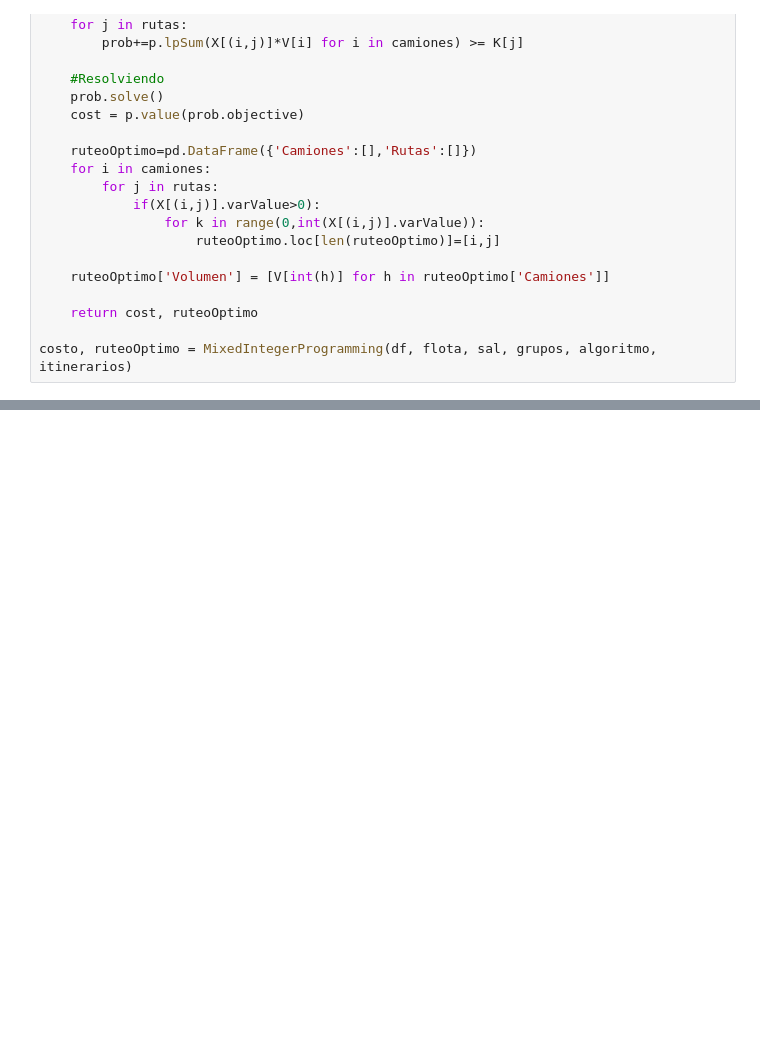
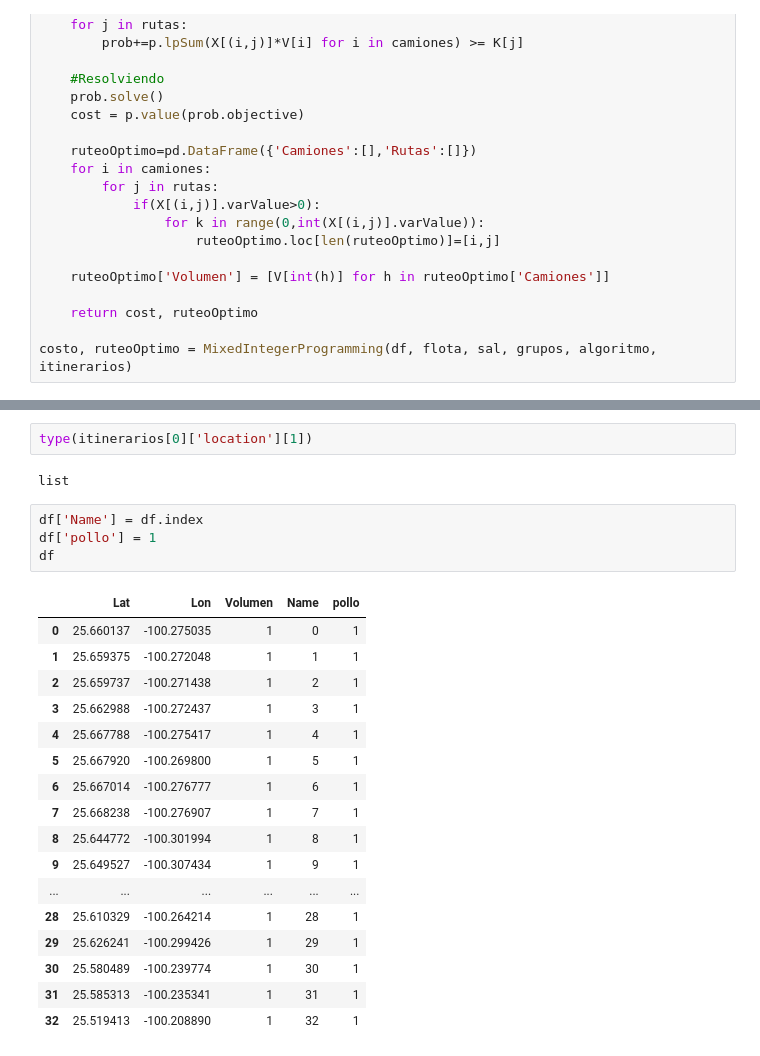
Before and after one commit to LaloHGz/CarpoolingRouteOptimizer, a Jupyter notebook: pruebasPL.ipynb, the cells around one changed output, grey strips where cells are left out. Drawn from its saved outputs; the diff is of its cells as text; blank space fills up the shorter version.

```diff
--- a/pruebasPL.ipynb
+++ b/pruebasPL.ipynb
@@ -393,0 +356,26 @@ flota
+# %%
+type(itinerarios[0]['location'][1])
+# %% [output]
+list
+# %%
+df['Name'] = df.index
+df['pollo'] = 1
+df
+# %% [output]
+|  | Lat | Lon | Volumen | Name | pollo |
+| 0 | 25.660137 | -100.275035 | 1 | 0 | 1 |
+| 1 | 25.659375 | -100.272048 | 1 | 1 | 1 |
+| 2 | 25.659737 | -100.271438 | 1 | 2 | 1 |
+| 3 | 25.662988 | -100.272437 | 1 | 3 | 1 |
+| 4 | 25.667788 | -100.275417 | 1 | 4 | 1 |
+| 5 | 25.667920 | -100.269800 | 1 | 5 | 1 |
+| 6 | 25.667014 | -100.276777 | 1 | 6 | 1 |
+| 7 | 25.668238 | -100.276907 | 1 | 7 | 1 |
+| 8 | 25.644772 | -100.301994 | 1 | 8 | 1 |
+| 9 | 25.649527 | -100.307434 | 1 | 9 | 1 |
+| ... | ... | ... | ... | ... | ... |
+| 28 | 25.610329 | -100.264214 | 1 | 28 | 1 |
+| 29 | 25.626241 | -100.299426 | 1 | 29 | 1 |
+| 30 | 25.580489 | -100.239774 | 1 | 30 | 1 |
+| 31 | 25.585313 | -100.235341 | 1 | 31 | 1 |
+| 32 | 25.519413 | -100.208890 | 1 | 32 | 1 |
```
Also changed, not shown: parts of 9 cells of this notebook, 5 other files.
